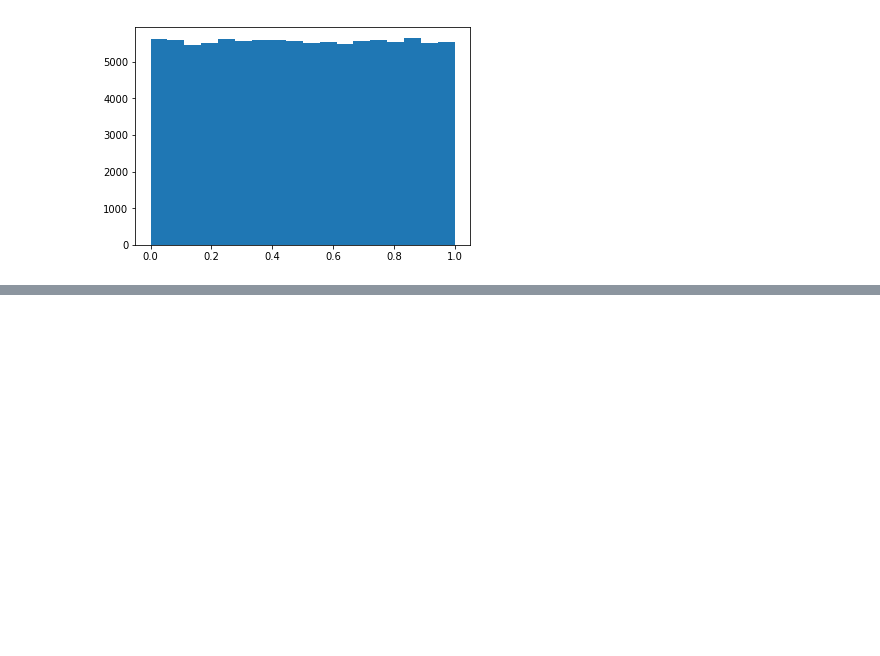
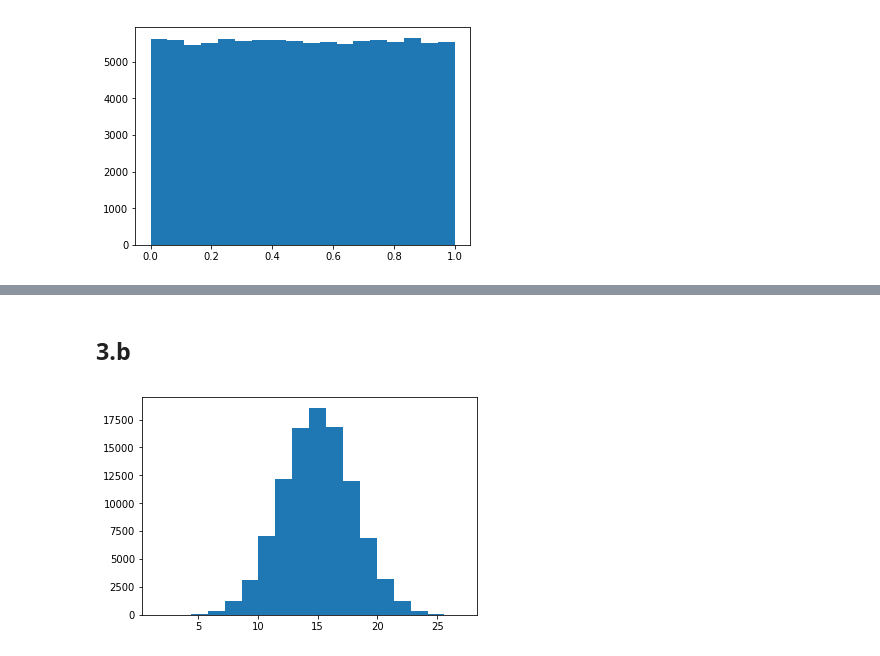
Before and after one commit to martinBosch/simu-grupo5, a Jupyter notebook: tp1.ipynb, the cells around one changed output, grey strips where cells are left out. Drawn from its saved outputs; the diff is of its cells as text; code cells hidden in the pictures; blank space fills up the shorter version.

```diff
--- a/tp1.ipynb
+++ b/tp1.ipynb
@@ -75,0 +145,12 @@ plt.show()
+# %%
+media, desvio_standar = 15, 3
+tamanio_muestra = 100000
+
+muestra = np.random.normal(media, desvio_standar, tamanio_muestra)
+# %% [markdown]
+## 3.b
+# %%
+plt.hist(muestra, 'sturges')
+plt.show()
+# %% [output]
+[figure, added]
```
Also changed, not shown: parts of 23 cells of this notebook.
